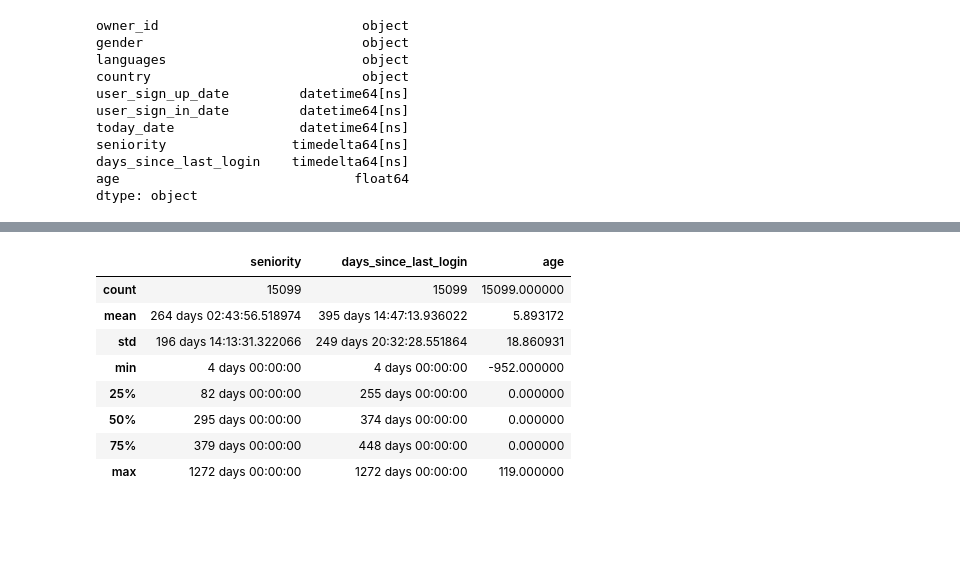
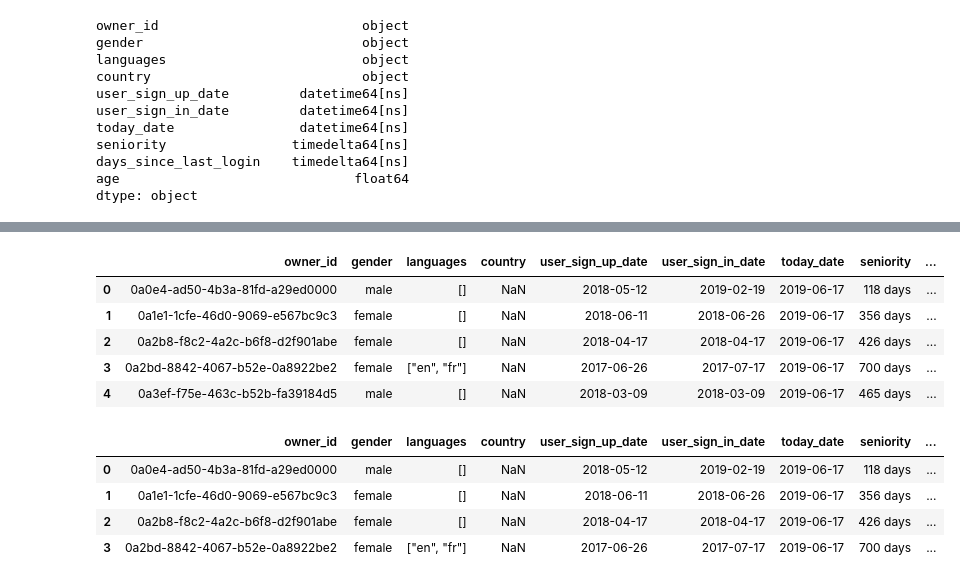
Before and after one commit to noe-sautel/stpart, a Jupyter notebook: stpart.ipynb, the cells around one changed output, grey strips where cells are left out. Saved outputs shown, nothing was run; the diff lists cells and outputs as text; code cells hidden in the pictures; blank space fills up the shorter version.

```diff
--- a/stpart.ipynb
+++ b/stpart.ipynb
@@ -196,13 +194,9 @@ df_owner[df_owner.age <= -1]
-# %%
--> traduire les timedelta en int
-df_owner.describe()
-# %% [output]
-|  | seniority | days_since_last_login | age |
-| count | 15099 | 15099 | 15099.000000 |
-| mean | 264 days 02:43:56.518974 | 395 days 14:47:13.936022 | 5.893172 |
-| std | 196 days 14:13:31.322066 | 249 days 20:32:28.551864 | 18.860931 |
-| min | 4 days 00:00:00 | 4 days 00:00:00 | -952.000000 |
-| 25% | 82 days 00:00:00 | 255 days 00:00:00 | 0.000000 |
-| 50% | 295 days 00:00:00 | 374 days 00:00:00 | 0.000000 |
-| 75% | 379 days 00:00:00 | 448 days 00:00:00 | 0.000000 |
-| max | 1272 days 00:00:00 | 1272 days 00:00:00 | 119.000000 |
+# %%
+df_owner.head()
+# %% [output]
+|  | owner_id | gender | languages | country | user_sign_up_date | user_sign_in_date | today_date | seniority | ... |
+| 0 | 0a0e4-ad50-4b3a-81fd-a29ed0000 | male | [] | NaN | 2018-05-12 | 2019-02-19 | 2019-06-17 | 118 days | ... |
+| 1 | 0a1e1-1cfe-46d0-9069-e567bc9c3 | female | [] | NaN | 2018-06-11 | 2018-06-26 | 2019-06-17 | 356 days | ... |
+| 2 | 0a2b8-f8c2-4a2c-b6f8-d2f901abe | female | [] | NaN | 2018-04-17 | 2018-04-17 | 2019-06-17 | 426 days | ... |
+| 3 | 0a2bd-8842-4067-b52e-0a8922be2 | female | ["en", "fr"] | NaN | 2017-06-26 | 2017-07-17 | 2019-06-17 | 700 days | ... |
+| 4 | 0a3ef-f75e-463c-b52b-fa39184d5 | male | [] | NaN | 2018-03-09 | 2018-03-09 | 2019-06-17 | 465 days | ... |
@@ -208,0 +205,8 @@ df_owner.describe()
+# %%
+df_test.head(4)
+# %% [output]
+|  | owner_id | gender | languages | country | user_sign_up_date | user_sign_in_date | today_date | seniority | ... |
+| 0 | 0a0e4-ad50-4b3a-81fd-a29ed0000 | male | [] | NaN | 2018-05-12 | 2019-02-19 | 2019-06-17 | 118 days | ... |
+| 1 | 0a1e1-1cfe-46d0-9069-e567bc9c3 | female | [] | NaN | 2018-06-11 | 2018-06-26 | 2019-06-17 | 356 days | ... |
+| 2 | 0a2b8-f8c2-4a2c-b6f8-d2f901abe | female | [] | NaN | 2018-04-17 | 2018-04-17 | 2019-06-17 | 426 days | ... |
+| 3 | 0a2bd-8842-4067-b52e-0a8922be2 | female | ["en", "fr"] | NaN | 2017-06-26 | 2017-07-17 | 2019-06-17 | 700 days | ... |
```
Also changed, not shown: parts of 24 cells of this notebook.
